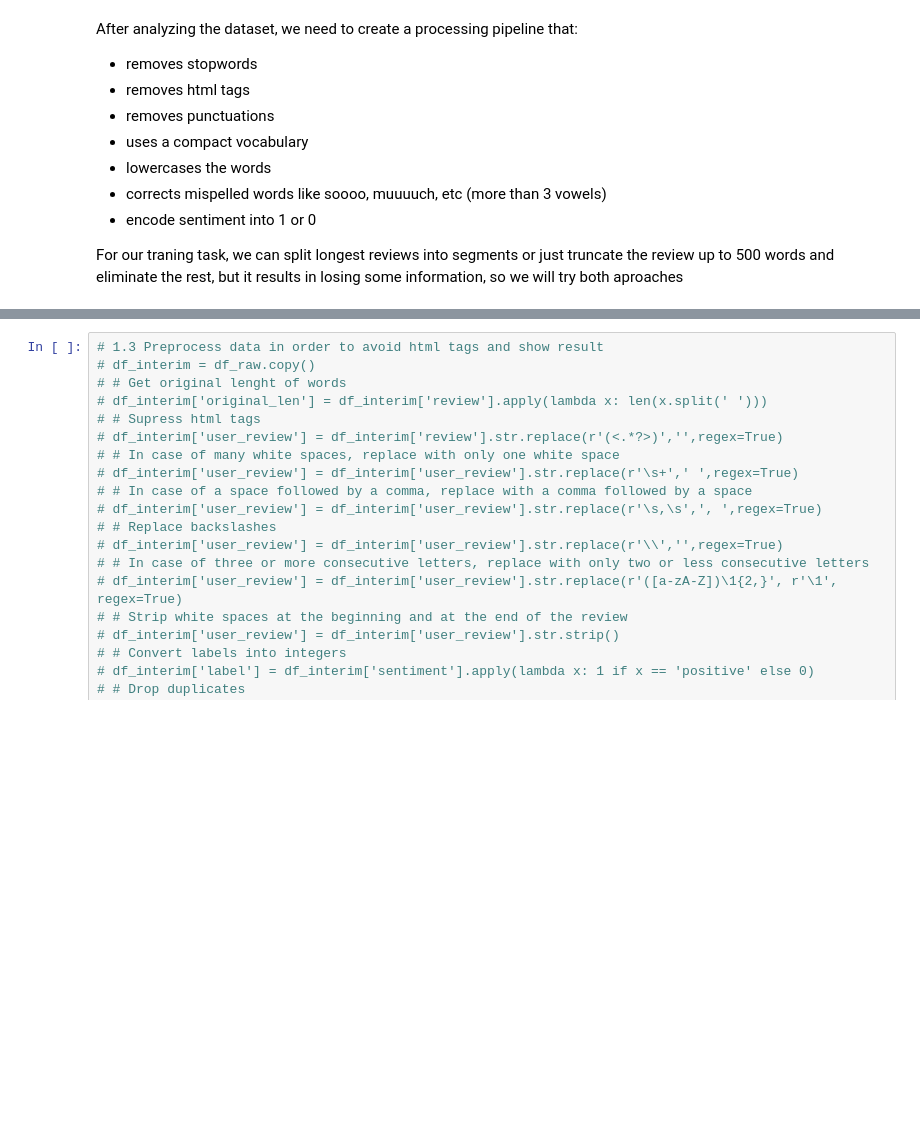
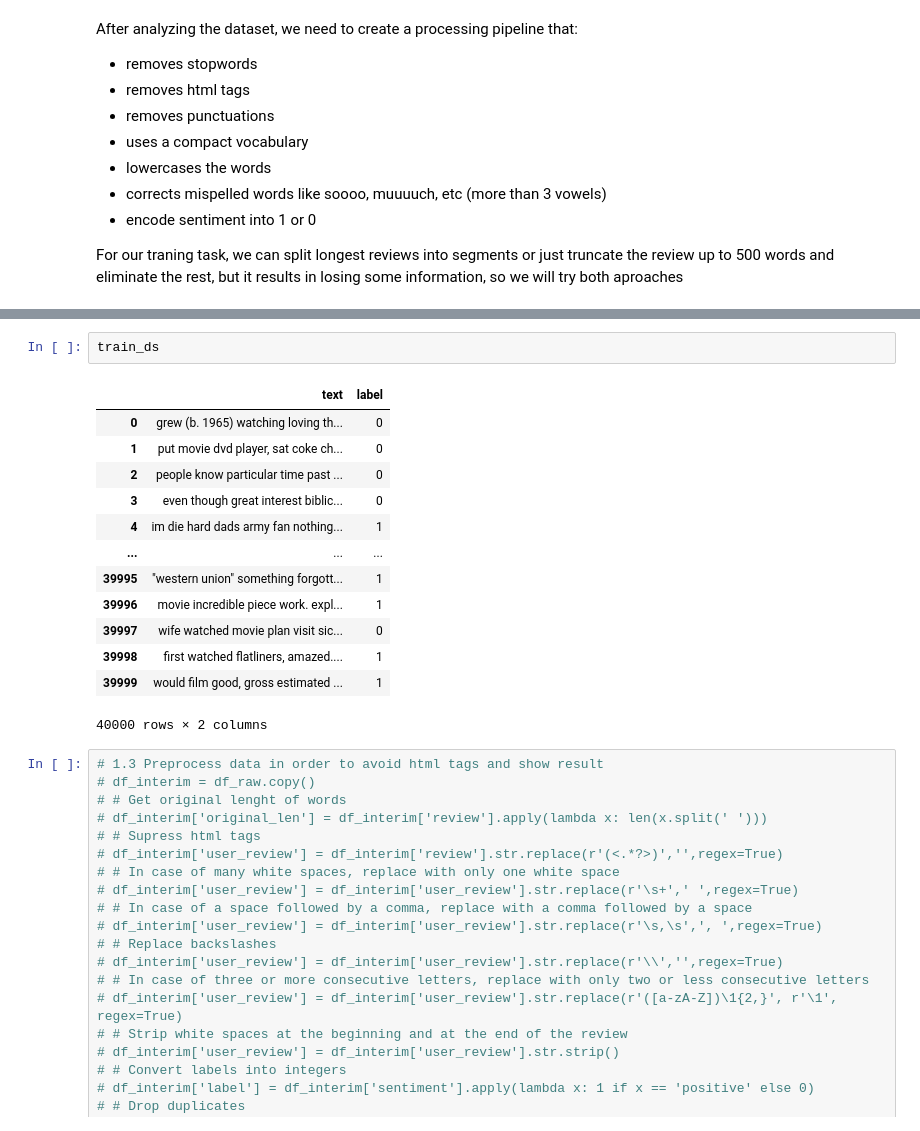
Before and after one commit to alexismenanieves/TensorFlow_Basics, a Jupyter notebook: notebooks/01_IMDB_Sentiment_Analysis.ipynb, the cells around one changed output, grey strips where cells are left out. Drawn from its saved outputs; the diff is of its cells as text; blank space fills up the shorter version.

```diff
--- a/notebooks/01_IMDB_Sentiment_Analysis.ipynb
+++ b/notebooks/01_IMDB_Sentiment_Analysis.ipynb
@@ -314,3 +405,19 @@ padded_sequences_train.shape
+# %%
+train_ds
+# %% [output]
+|  | text | label |
+| 0 | grew (b. 1965) watching loving th... | 0 |
+| 1 | put movie dvd player, sat coke ch... | 0 |
+| 2 | people know particular time past ... | 0 |
+| 3 | even though great interest biblic... | 0 |
+| 4 | im die hard dads army fan nothing... | 1 |
+| ... | ... | ... |
+| 39995 | "western union" something forgott... | 1 |
+| 39996 | movie incredible piece work. expl... | 1 |
+| 39997 | wife watched movie plan visit sic... | 0 |
+| 39998 | first watched flatliners, amazed.... | 1 |
+| 39999 | would film good, gross estimated ... | 1 |
+40000 rows × 2 columns
 # %%
 # 1.3 Preprocess data in order to avoid html tags and show result
 # df_interim = df_raw.copy()
```
Also changed, not shown: parts of 19 cells of this notebook.
